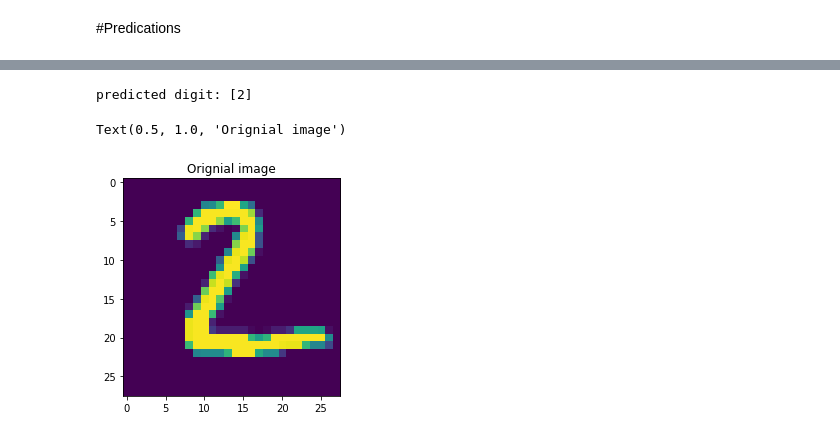
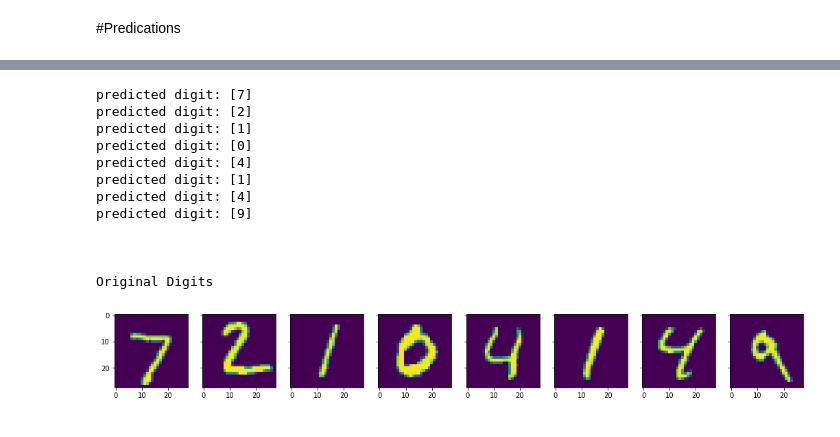
Before and after one commit to kamranjaved/Workshop-on-AI-and-Hand-on-training, a Jupyter notebook: Images Classification using Custom ANN/MNIST Classification using Custom ANN.ipynb, the cells around one changed output, grey strips where cells are left out. Saved outputs shown, nothing was run; the diff lists cells and outputs as text; code cells hidden in the pictures.

```diff
--- a/Images Classification using Custom ANN/MNIST Classification using Custom ANN.ipynb
+++ b/Images Classification using Custom ANN/MNIST Classification using Custom ANN.ipynb
@@ -182,9 +182,9 @@ Test accuracy: 0.9309999942779541
 # %% [markdown]
 #Predications
 # %%
-img=X_test[0]
-img = img.reshape(1, 784)
-prediction = model.predict_classes(img)
-plt.imshow(X_test[0].reshape((28,28)))
-print("predicted digit:", str(prediction))
-plt.title('Orignial image')
+def plot(n,g):
+  img=X_test[n]
+  img = img.reshape(1, 784)
+  prediction = model.predict_classes(img)
+  print("predicted digit:", str(prediction))
+  g.imshow(X_test[n].reshape((28,28)))
@@ -195,11 +191,25 @@ Text(0.5, 1.0, 'Orignial image')
-# %%
-img=X_test[1]
-img = img.reshape(1, 784)
-prediction = model.predict_classes(img)
-plt.imshow(X_test[1].reshape((28,28)))
-print("predicted digit:", str(prediction))
-plt.title('Orignial image')
-# %% [output]
-predicted digit: [2]
-Text(0.5, 1.0, 'Orignial image')
-[figure, removed]
+# %%
+f, (ax1, ax2,ax3,ax4,ax5,ax6,ax7,ax8) = plt.subplots(1, 8, sharey=True,figsize=(18, 18))
+plot(0,ax1)
+plot(1,ax2)
+plot(2,ax3)
+plot(3,ax4)
+plot(4,ax5)
+plot(5,ax6)
+plot(6,ax7)
+plot(7,ax8)
+print("\n\n\nOriginal Digits")
+# %% [output]
+predicted digit: [7]
+predicted digit: [2]
+predicted digit: [1]
+predicted digit: [0]
+predicted digit: [4]
+predicted digit: [1]
+predicted digit: [4]
+predicted digit: [9]
+
+
+
+Original Digits
+[figure, added]
```
Also changed, not shown: parts of 6 cells of this notebook.
